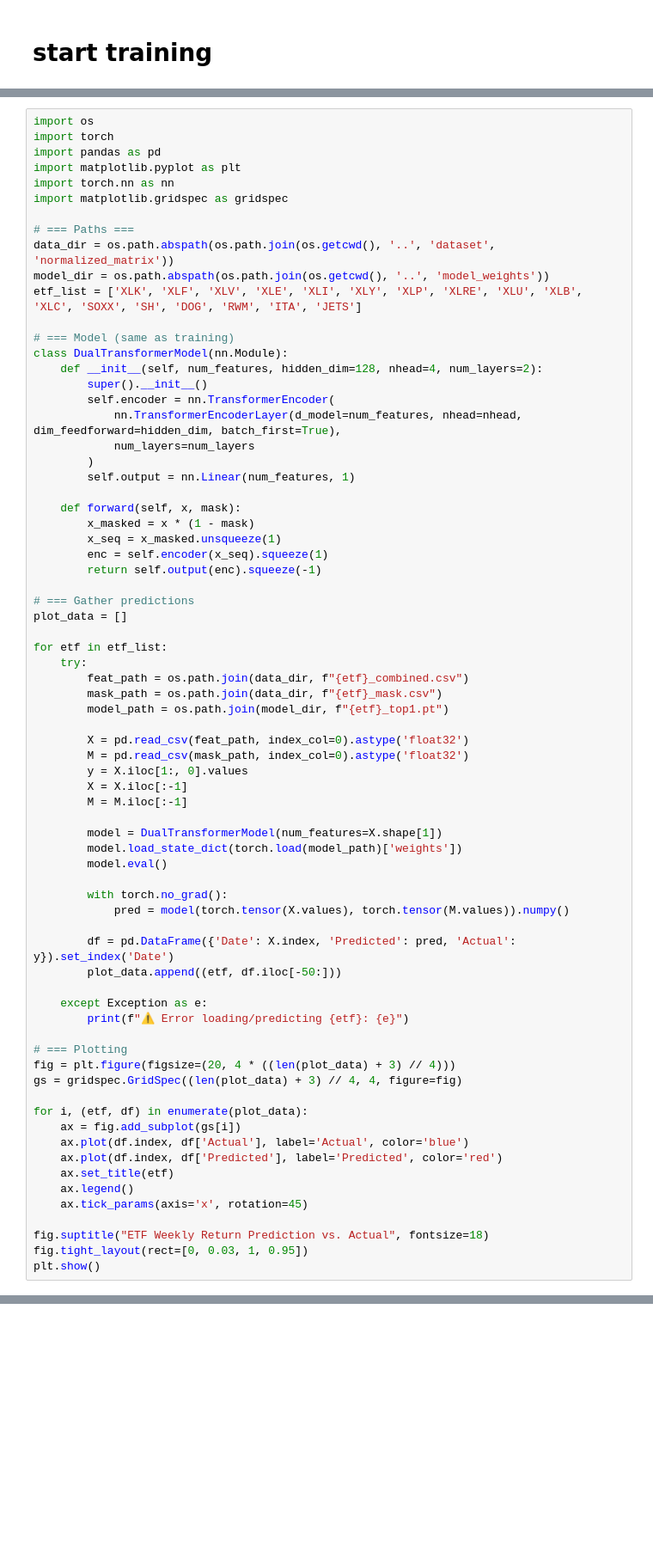
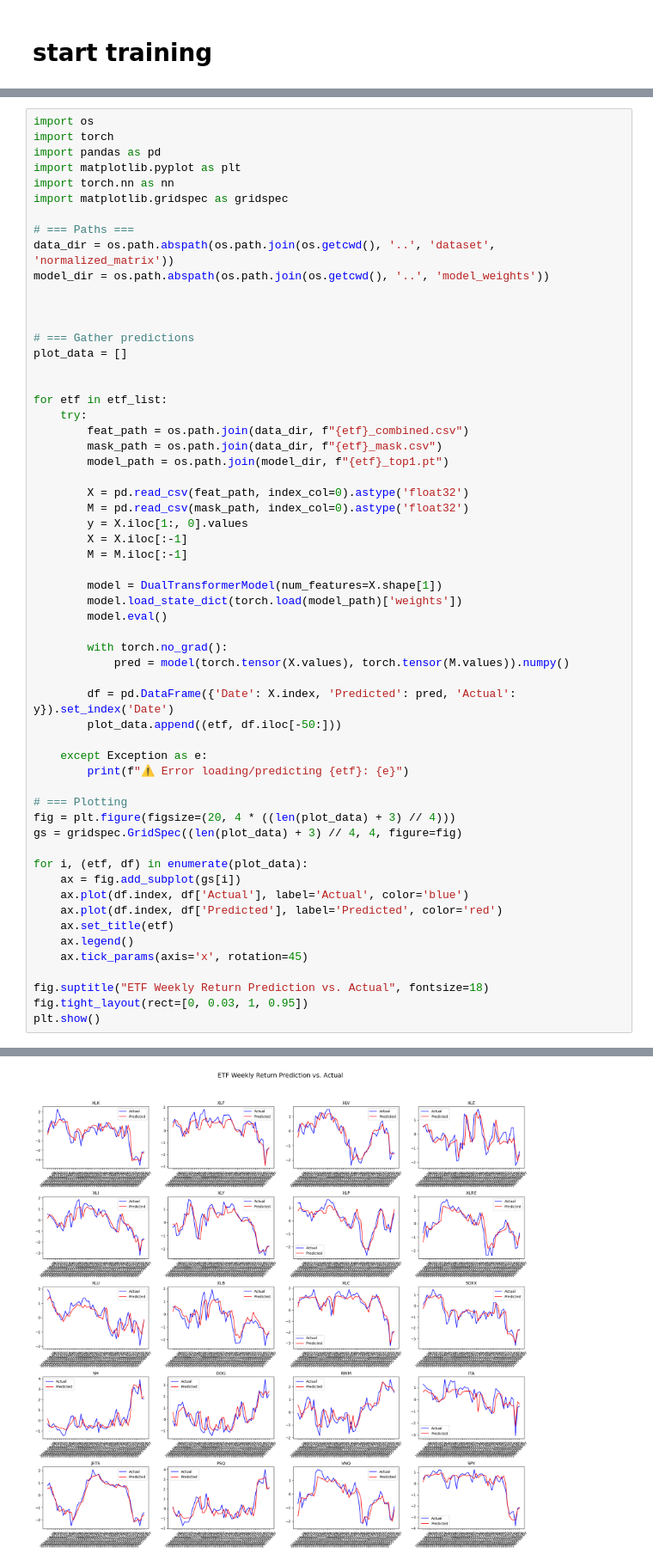
Before and after one commit to tomqwrtyu/QT_ETF_Rotate, a Jupyter notebook: my_agent/etf_weekly_swing_test2.ipynb, the cells around one changed output, grey strips where cells are left out. Shown at 86% size. Cells and saved outputs as stored; diff of their text form; blank space fills up the shorter version.

```diff
--- a/my_agent/etf_weekly_swing_test2.ipynb
+++ b/my_agent/etf_weekly_swing_test2.ipynb
@@ -607,26 +558,12 @@ import matplotlib.gridspec as gridspec
 # === Paths ===
 data_dir = os.path.abspath(os.path.join(os.getcwd(), '..', 'dataset', 'normalized_matrix'))
 model_dir = os.path.abspath(os.path.join(os.getcwd(), '..', 'model_weights'))
-etf_list = ['XLK', 'XLF', 'XLV', 'XLE', 'XLI', 'XLY', 'XLP', 'XLRE', 'XLU', 'XLB', 'XLC', 'SOXX', 'SH', 'DOG', 'RWM', 'ITA', 'JETS']
 
-# === Model (same as training)
-class DualTransformerModel(nn.Module):
-    def __init__(self, num_features, hidden_dim=128, nhead=4, num_layers=2):
-        super().__init__()
-        self.encoder = nn.TransformerEncoder(
-            nn.TransformerEncoderLayer(d_model=num_features, nhead=nhead, dim_feedforward=hidden_dim, batch_first=True),
-            num_layers=num_layers
-        )
-        self.output = nn.Linear(num_features, 1)
 
-    def forward(self, x, mask):
-        x_masked = x * (1 - mask)
-        x_seq = x_masked.unsqueeze(1)
-        enc = self.encoder(x_seq).squeeze(1)
-        return self.output(enc).squeeze(-1)
 
 # === Gather predictions
 plot_data = []
+
 
 for etf in etf_list:
     try:
@@ -673 +609,2 @@ KeyError: 'model.0.weight'
+[figure, added]
 # %%
```
Also changed, not shown: parts of 9 cells of this notebook.
